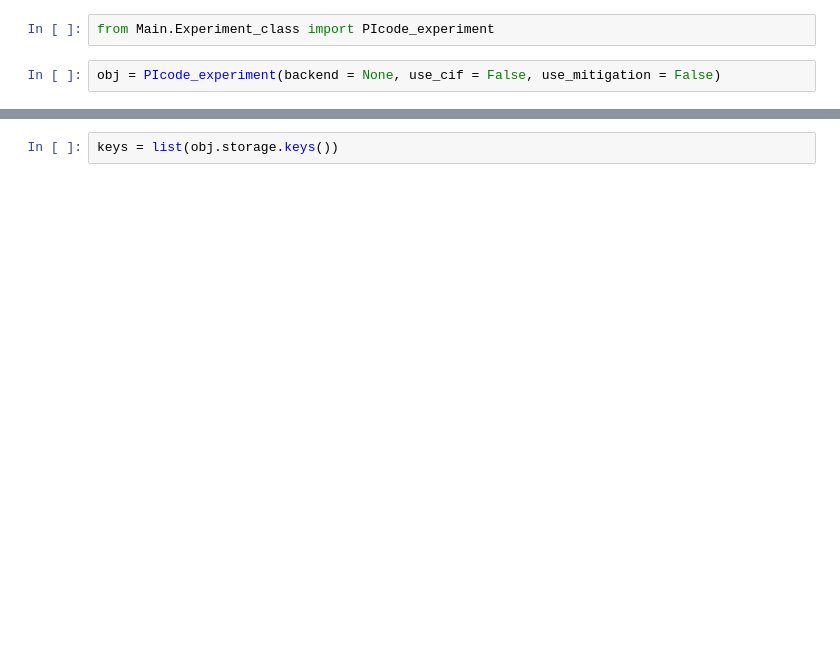
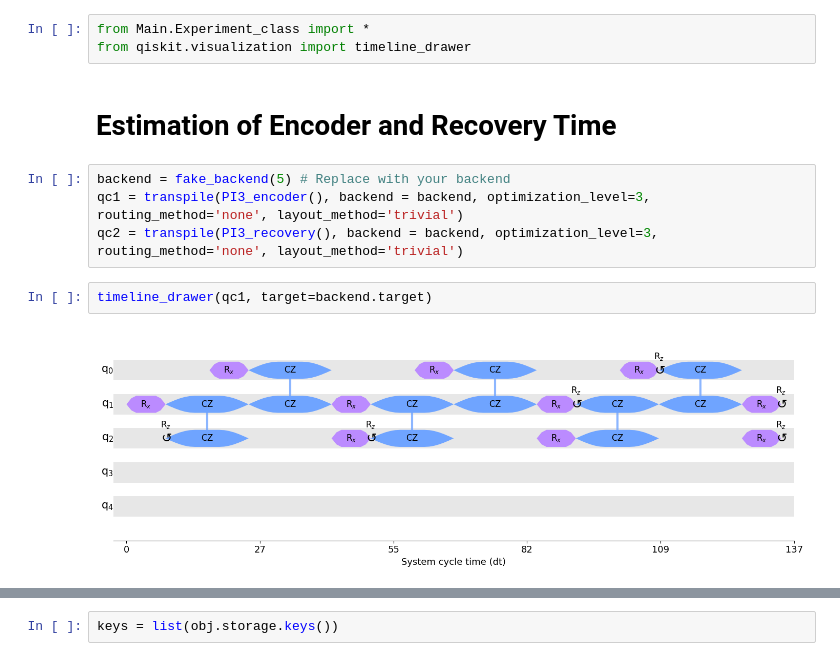
Before and after one commit to notSAKRI/Probabilistic-Quantum-Error-Correction, a Jupyter notebook: user.ipynb, the cells around one changed output, grey strips where cells are left out. Saved outputs shown, nothing was run; the diff lists cells and outputs as text; blank space fills up the shorter version.

```diff
--- a/user.ipynb
+++ b/user.ipynb
@@ -1,4 +1,13 @@
 # %%
-from Main.Experiment_class import PIcode_experiment
+from Main.Experiment_class import *
+from qiskit.visualization import timeline_drawer
-# %%
-obj = PIcode_experiment(backend = None, use_cif = False, use_mitigation = False)
+# %% [markdown]
+# Estimation of Encoder and Recovery Time
+# %%
+backend = fake_backend(5) # Replace with your backend
+qc1 = transpile(PI3_encoder(), backend = backend, optimization_level=3, routing_method='none', layout_method='trivial')
+qc2 = transpile(PI3_recovery(), backend = backend, optimization_level=3, routing_method='none', layout_method='trivial')
+# %%
+timeline_drawer(qc1, target=backend.target)
+# %% [output]
+[figure, added]
```
Also changed, not shown: parts of 6 cells of this notebook, 13 other files.
